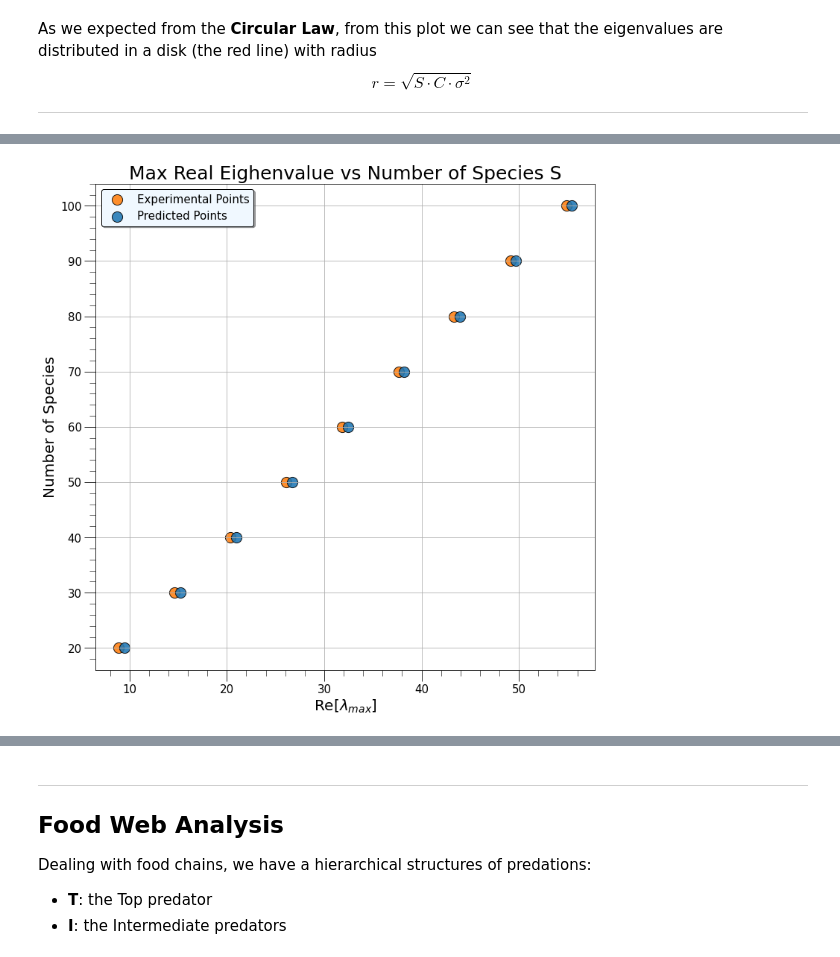
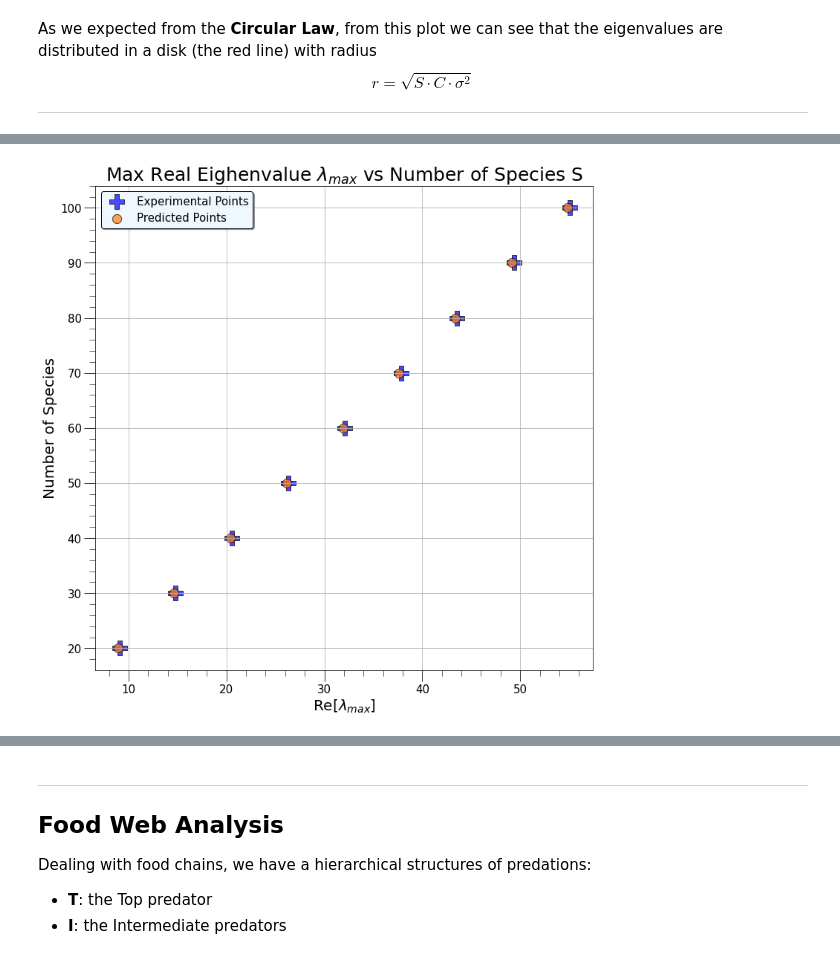
Before and after one commit to AndreaLazzari/PhysicalModelsOfLivingSystems, a Jupyter notebook: Week4/Homework_Week4_Lazzari.ipynb, the cells around one changed output, grey strips where cells are left out. Cells and saved outputs as stored; diff of their text form; code cells hidden in the pictures.

```diff
--- a/Week4/Homework_Week4_Lazzari.ipynb
+++ b/Week4/Homework_Week4_Lazzari.ipynb
@@ -207,10 +227,14 @@ The expected center is : ( -2.574 , 0 )
 # %%
 V = C * std**2 * (1 - (2*C)/ np.pi)
-circle = plt.Circle(( -d - C * (2 * std)/ np.sqrt(2 * np.pi) , 0), np.sqrt(S * V), color='C1', fill=False, linewidth=5,
-                        label='Theoretical Prediction')
+rho =(1-C)/((np.pi/2) - C)
+
+ellipse = matplotlib.patches.Ellipse(xy = (-d - C * (2 * std)/ np.sqrt(2 * np.pi), 0) ,
+                                     width = 2 * np.sqrt(S*V)*(1 + rho),
+                                     height = 2 * np.sqrt(S*V)*(1 - rho),
+                                                color = 'C1', fill=False, linewidth=5, label='Theoretical Prediction')
 
 fig, (ax1, ax2) = plt.subplots(1, 2, figsize = (16, 8), sharey=True, gridspec_kw={'wspace': 0, 'width_ratios': [3, 2]})
-ax1.set_xlim(-12, 5)
+ax1.set_xlim(-13, 9)
 ax2.set_xlim(52, 58)
 ax2.yaxis.tick_right()
 
@@ -223,8 +247,8 @@ for i in range(repetitions):
     ax1.scatter(np.real(eighenvalues), np.imag(eighenvalues), s=100, edgecolors='black', color='blue', alpha=0.33)
     ax2.scatter(np.real(eighenvalues), np.imag(eighenvalues), s=100, edgecolors='black', color='blue', alpha=0.33)
 
-ax1.add_patch(circle)
-ax2.scatter(C * (S - 1) * ((2 * std) / (np.sqrt(2 * np.pi))) - d, 0, edgecolor = 'black',
+ax1.add_patch(ellipse)
+ax2.scatter(-d + (S - 1) * C * ((2 * std) / (np.sqrt(2 * np.pi))), 0, edgecolor = 'black',
             color = 'yellow', s = 100, zorder = 3, label='Predicted Outlier')
 
 ax1.set_title('Eighenvalues on the complex Plane - Mutualistic', fontsize = 25)
@@ -265,43 +289,48 @@ $$ max \bigg\{ \sqrt{S \cdot V} -C \mu -d \quad , \quad S \cdot C \mu -d\bigg\}
 $$
 # %%
+V = C * std**2 * (1 - (2*C)/ np.pi)
+rho =(1-C)/((np.pi/2) - C)
+mu = (2*std)/(np.sqrt(2*np.pi))
+
+
 fig, ax = plt.subplots(1, 1, figsize=(12, 12))
 
 
 for S in range(20,101,10):
       max_eig_list = []
 
       for i in range(repetitions):
 
             r_mat = random_matrix_mutualistic(S , C , d , dist , parameters=par)    #random SxS matrix -mutualistic case
 
             eighenvalues, _ = np.linalg.eig(r_mat)
 
             max_eig_list.append(np.max(np.real(eighenvalues)))
 
       if S == 100:
-            ax.scatter(np.mean(max_eig_list), S, s=200, edgecolors='black', color='C1', alpha=0.88, label='Experimental Points')
-            ax.scatter(np.max( np.array([np.sqrt((S*C*std**2)*(1 - C * (2/np.pi)))- C*(2*std)/(np.sqrt(2*np.pi)) -d , S*C*(2*std)/(np.sqrt(2*np.pi)) -d ])), S, s=200,
-                 edgecolors='black', color='C0', alpha=0.88, label='Predicted Points')
+            label = ['Experimental Points', 'Predicted Points' ]
       else:
-            ax.scatter(np.mean(max_eig_list), S, s=200, edgecolors='black', color='C1', alpha=0.88)
-            ax.scatter(np.max( np.array([np.sqrt((S*C*std**2)*(1 - C * (2/np.pi))) - C*(2*std)/(np.sqrt(2*np.pi)) -d , S*C*(2*std)/(np.sqrt(2*np.pi)) -d])), S, s=200,
-                 edgecolors='black', color='C0', alpha=0.88)
+            label = [None, None]
+
+      ax.scatter(np.mean(max_eig_list), S, s=400, marker='P', edgecolors='black', color='blue', alpha=0.7,label = label[0])
+      ax.scatter(np.max( np.array([ (np.sqrt(S*V)*(1 + rho)- C*mu -d) , ((S-1)*C*mu -d) ] )), S, s=150,
+                 edgecolors='black', color='C1', alpha=0.7, label=label[1])
 
 
-ax.set_title('Max Real Eighenvalue vs Number of Species S', fontsize = 25)
+ax.set_title('Max Real Eighenvalue $\\lambda_{max}$ vs Number of Species S', fontsize = 25)
 ax.set_xlabel('Re[$\\lambda_{max}$]', fontsize = 20)
 ax.set_ylabel('Number of Species', fontsize = 20)
 
 ax.legend(facecolor = 'aliceblue', edgecolor = 'black', shadow = True, fontsize = 15)
 
 ax.get_xaxis().set_major_formatter(matplotlib.ticker.ScalarFormatter())
 ax.get_yaxis().set_major_formatter(matplotlib.ticker.ScalarFormatter())
 
 ax.get_xaxis().set_minor_formatter(matplotlib.ticker.NullFormatter())
 ax.tick_params(axis='both', which='major', labelsize=15, length=15)
 
 ax.tick_params(axis='both', which='minor', labelsize=15, length=8)
 ax.grid(zorder = 1)
 ax.minorticks_on()
 # %% [output]
-[figure, old version]
+[figure, new version]
```
Also changed, not shown: parts of 12 cells of this notebook.
